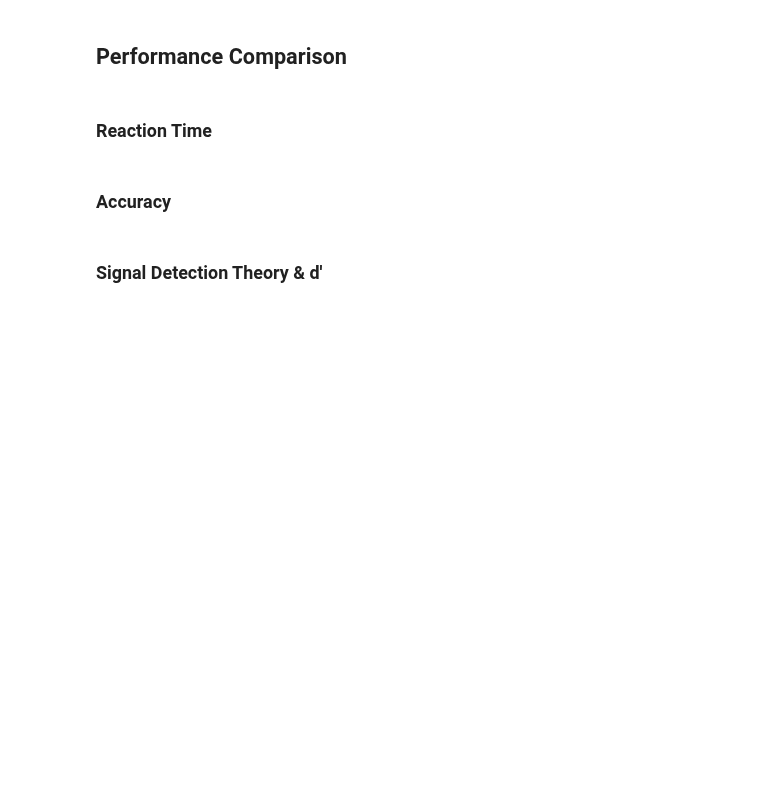
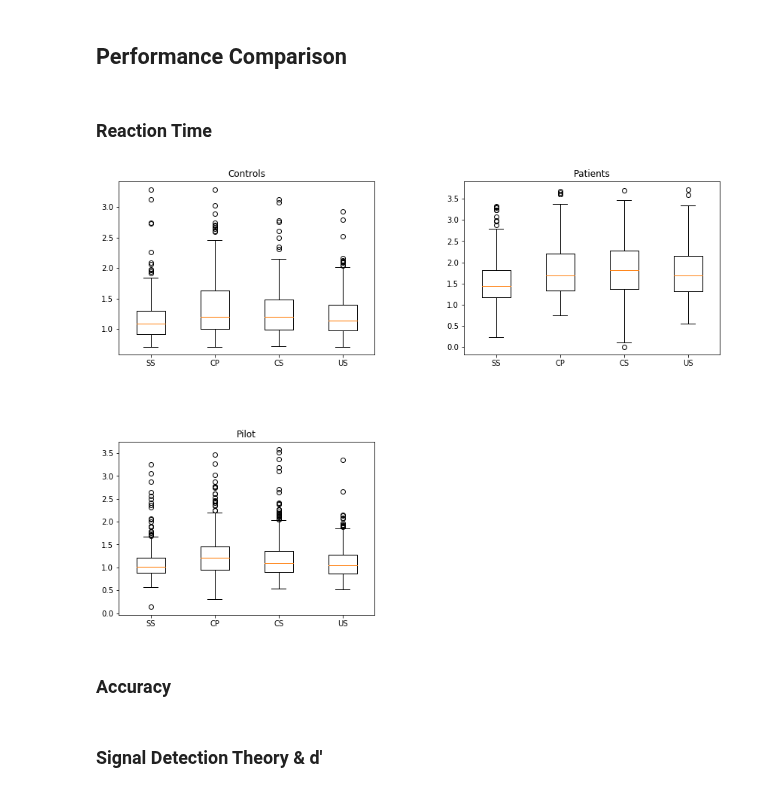
Before and after one commit to CPernet/LanguageDecision, a Jupyter notebook: language_decision/language_decision_model.ipynb, the cells around one changed output. Drawn from its saved outputs; the diff is of its cells as text; code cells hidden in the pictures; blank space fills up the shorter version.

Commit message:
add reaction time graphs

```diff
--- a/language_decision/language_decision_model.ipynb
+++ b/language_decision/language_decision_model.ipynb
@@ -54,6 +54,44 @@ patients_model_threshold.load_db(dbname='language_decision/models/patients_thres
 ## Performance Comparison
 # %% [markdown]
 ### Reaction Time
+# %%
+## pilot_us = pilot_data.loc[pilot_data['stim'] == 'US']
+pilot_ss = pilot_data.loc[pilot_data['stim'] == 'SS']
+pilot_cp = pilot_data.loc[pilot_data['stim'] == 'CP']
+pilot_cs = pilot_data.loc[pilot_data['stim'] == 'CS']
+
+controls_us = controls_data.loc[controls_data['stim'] == 'US']
+controls_ss = controls_data.loc[controls_data['stim'] == 'SS']
+controls_cp = controls_data.loc[controls_data['stim'] == 'CP']
+controls_cs = controls_data.loc[controls_data['stim'] == 'CS']
+
+patients_us = patients_data.loc[patients_data['stim'] == 'US']
+patients_ss = patients_data.loc[patients_data['stim'] == 'SS']
+patients_cp = patients_data.loc[patients_data['stim'] == 'CP']
+patients_cs = patients_data.loc[patients_data['stim'] == 'CS']
+
+plt.figure(1)
+
+plt.subplot(221)
+plt.boxplot([controls_ss.rt.values, controls_cp.rt.values, controls_cs.rt.values, controls_us.rt.values],
+            labels=('SS', 'CP', 'CS', 'US'),)
+plt.title('Controls')
+
+plt.subplot(222)
+plt.boxplot([patients_ss.rt.values, patients_cp.rt.values, patients_cs.rt.values, patients_us.rt.values],
+            labels=('SS', 'CP', 'CS', 'US'),)
+plt.title('Patients')
+
+plt.subplot(223)
+plt.boxplot([pilot_ss.rt.values, pilot_cp.rt.values, pilot_cs.rt.values, pilot_us.rt.values],
+            labels=('SS', 'CP', 'CS', 'US'),)
+plt.title('Pilot')
+
+plt.subplots_adjust(top=2.0, bottom=0.001, left=0.10, right=1.95, hspace=0.50,
+                    wspace=0.35)
+plt.show()
+# %% [output]
+[figure, added]
 # %% [markdown]
 ### Accuracy
 # %% [markdown]
```
